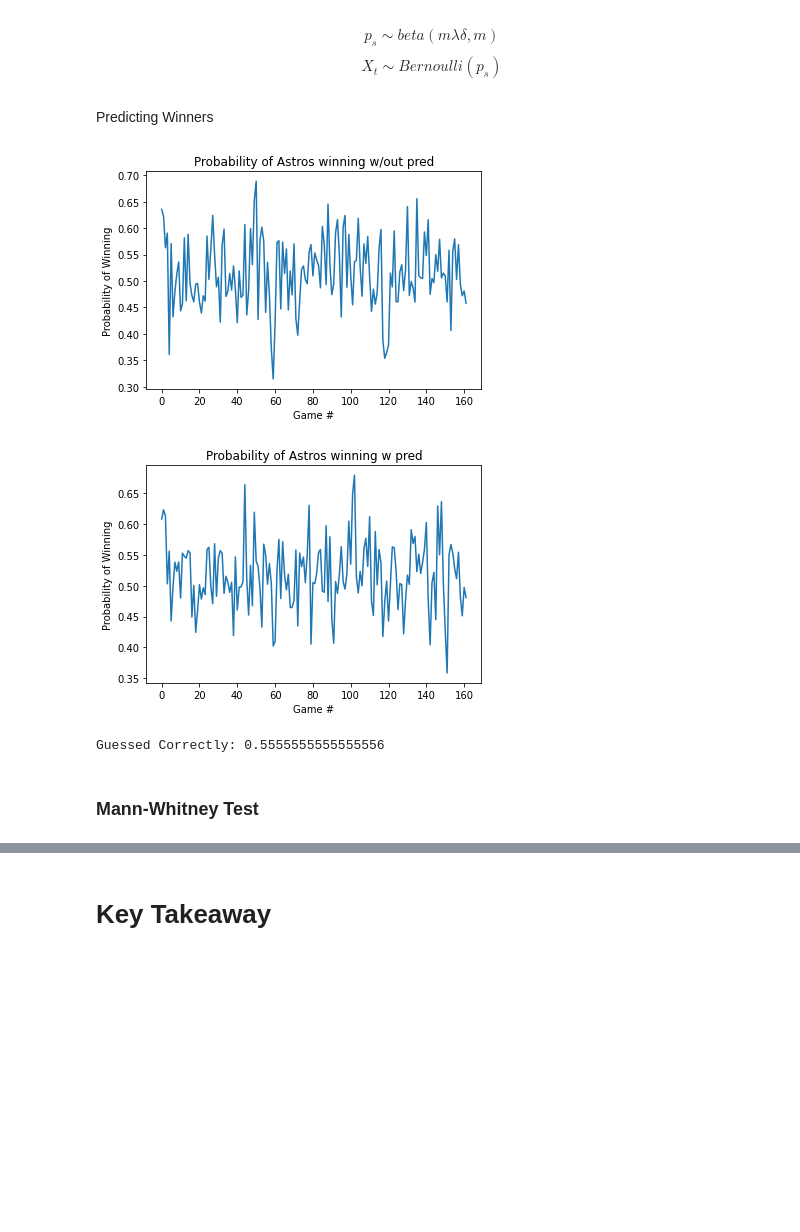
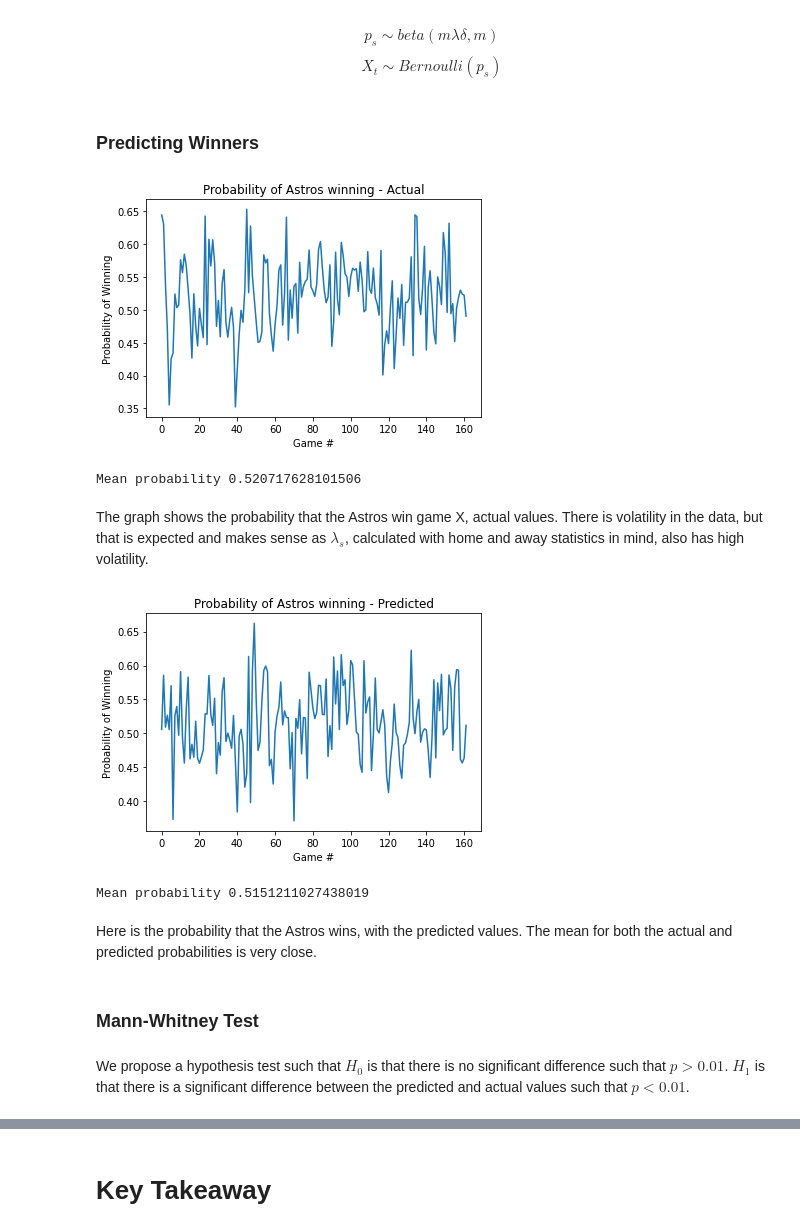
Before and after one commit to nicholas-greger/astros-project, a Jupyter notebook: Model/Predictive Modeling.ipynb, the cells around one changed output, grey strips where cells are left out. Cells and saved outputs as stored; diff of their text form; code cells hidden in the pictures; blank space fills up the shorter version.

```diff
--- a/Model/Predictive Modeling.ipynb
+++ b/Model/Predictive Modeling.ipynb
@@ -547,8 +464,8 @@ def predict(lambda_s, m, delta):
     for p_s in p_t:
         X_t.append(sc.stats.bernoulli.mean(p_s))
     return X_t
-# %% [markdown]
-Predicting Winners
+# %% [markdown]
+### Predicting Winners
 # %%
 delta = sc.stats.uniform.mean(0, 2)
 m = sc.stats.expon.mean(10)
@@ -556,12 +473,17 @@ pred_act = predict(lambda_s = lambda_s_2017, m = m, delta = delta)
 # %%
 plt.plot(pred_act)
 plt.xlabel("Game #")
 plt.ylabel("Probability of Winning")
 
-plt.title("Probability of Astros winning w/out pred")
+plt.title("Probability of Astros winning - Actual")
 plt.show()
+
+print("Mean probability", statistics.mean(pred_act))
 # %% [output]
-[figure, old version]
+[figure, new version]
+Mean probability 0.520717628101506
+# %% [markdown]
+The graph shows the probability that the Astros win game X, actual values. There is volatility in the data, but that is expected and makes sense as $\lambda_s$, calculated with home and away statistics in mind, also has high volatility.
 # %%
 delta = sc.stats.uniform.mean(0, 2)
 m = sc.stats.expon.mean(10)
@@ -570,23 +492,18 @@ plt.plot(pred_pred)
 plt.xlabel("Game #")
 plt.ylabel("Probability of Winning")
 
-plt.title("Probability of Astros winning w pred")
+plt.title("Probability of Astros winning - Predicted")
 plt.show()
+print("Mean probability", statistics.mean(pred_pred))
 # %% [output]
-[figure, old version]
+[figure, new version]
+Mean probability 0.5151211027438019
-# %%
-HOU_2017['Pred_Wins'] = pred_act
-
-HOU_2017.loc[HOU_2017['Pred_Wins'] > 0.50, 'Pred_Wins_Letter'] = 'W'
-HOU_2017.loc[HOU_2017['Pred_Wins'] <= 0.50, 'Pred_Wins_Letter'] = 'L'
-
-HOU_2017['Pred_Accur'] = np.where(HOU_2017['W/L'] == HOU_2017['Pred_Wins_Letter'], 1, 0)
-
-print("Guessed Correctly:", HOU_2017['Pred_Accur'].sum()/162)
-# %% [output]
-Guessed Correctly: 0.5555555555555556
+# %% [markdown]
+Here is the probability that the Astros wins, with the predicted values. The mean for both the actual and predicted probabilities is very close.
 # %% [markdown]
 ### Mann-Whitney Test
+# %% [markdown]
+We propose a hypothesis test such that $H_0$ is that there is no significant difference such that $p > 0.01$. $H_1$ is that there is a significant difference between the predicted and actual values such that $p < 0.01$.
 # %%
 # Mann-Whitney Test
 p = sc.stats.mannwhitneyu(pred_pred, pred_act)
```
Also changed, not shown: parts of 37 cells of this notebook.
